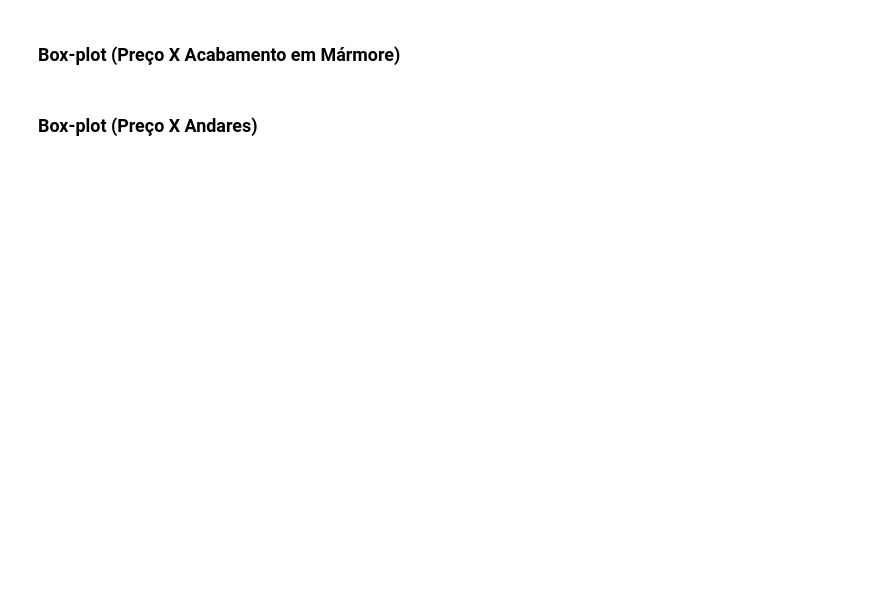
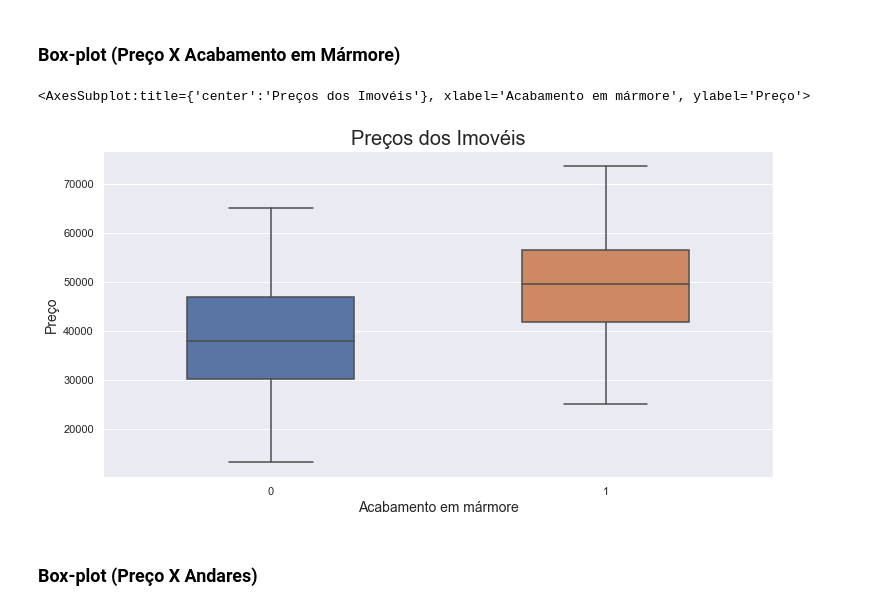
Before and after one commit to 6abi/data-science, a Jupyter notebook: Regrecao-Linear/reg-linear/Exercicio/Regressao Linear - Exercicio.ipynb, the cells around one changed output. Cells and saved outputs as stored; diff of their text form; code cells hidden in the pictures; blank space fills up the shorter version.

```diff
--- a/Regrecao-Linear/reg-linear/Exercicio/Regressao Linear - Exercicio.ipynb
+++ b/Regrecao-Linear/reg-linear/Exercicio/Regressao Linear - Exercicio.ipynb
@@ -161,4 +191,14 @@ Faça um box plot da variável dependente em conjunto com cada variável explica
 # %% [markdown]
 ### Box-plot (Preço X Acabamento em Mármore)
+# %%
+ax = sns.boxplot(y = dados['precos'], x=dados['marmore'], width=0.5)
+ax.figure.set_size_inches(12, 6)
+ax.set_title('Preços dos Imovéis', fontsize=20)
+ax.set_xlabel('Acabamento em mármore', fontsize=14)
+ax.set_ylabel('Preço', fontsize=14)
+ax
+# %% [output]
+<AxesSubplot:title={'center':'Preços dos Imovéis'}, xlabel='Acabamento em mármore', ylabel='Preço'>
+[figure, added]
 # %% [markdown]
 ### Box-plot (Preço X Andares)
```
Also changed, not shown: parts of 6 cells of this notebook.
